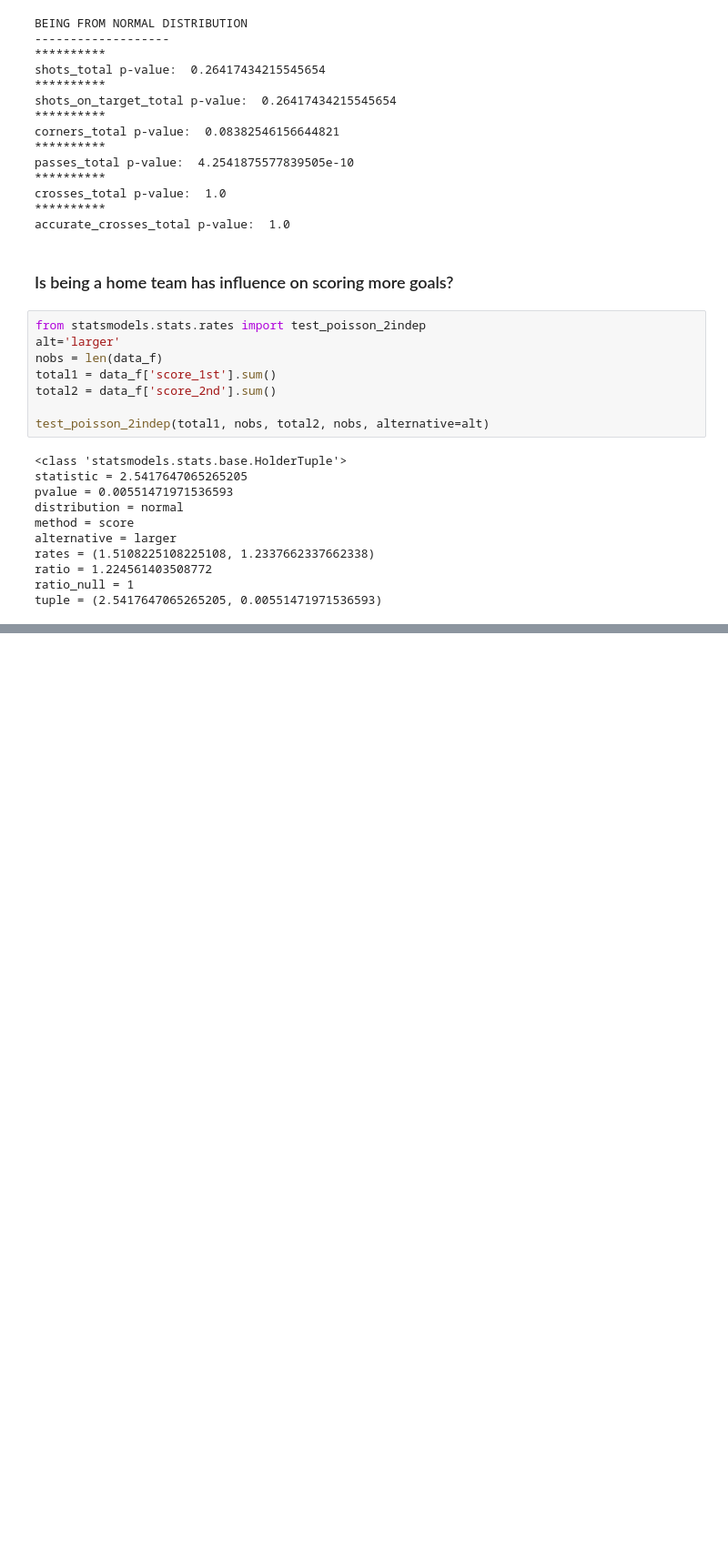
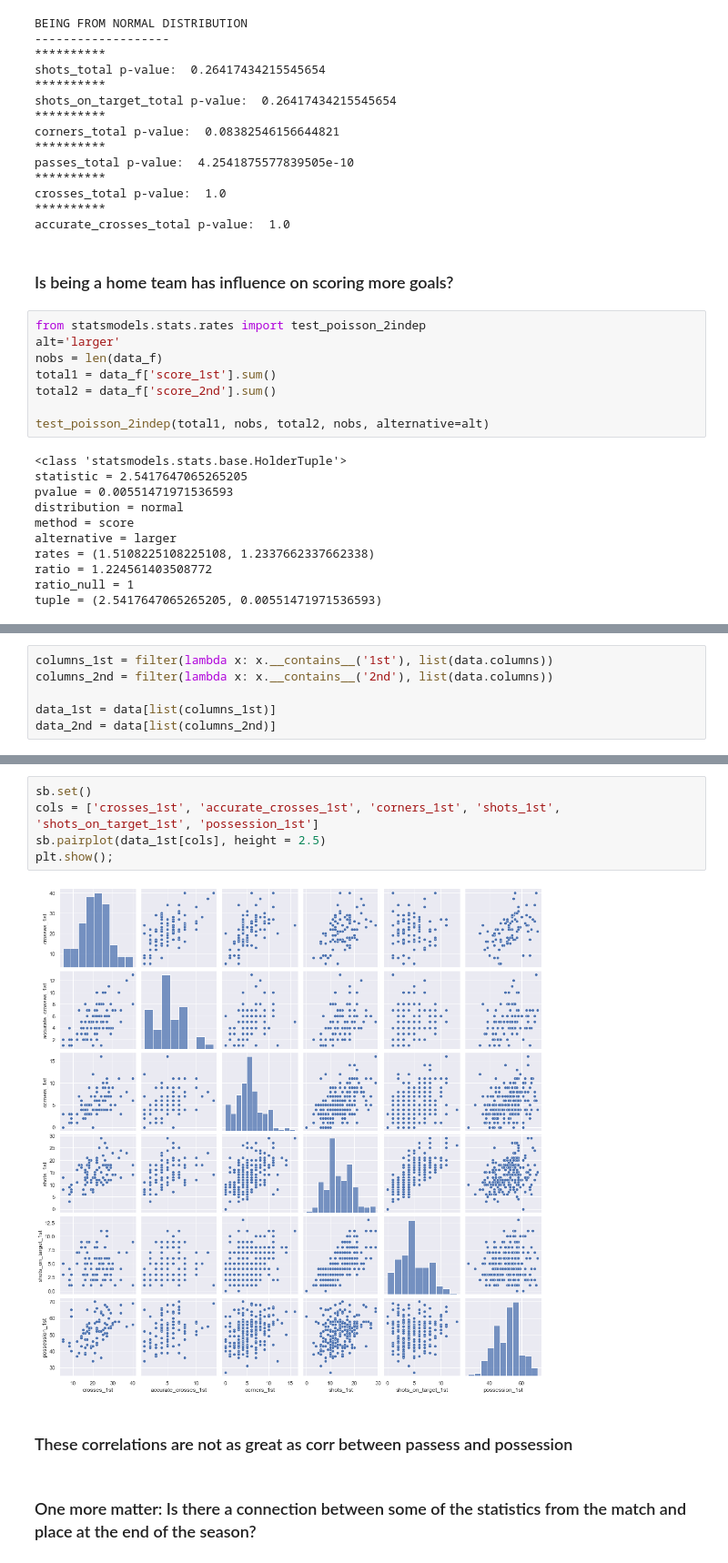
Before and after one commit to MaciejMalewicz778/ekstraklasa_scrapping_and_analysis, a Jupyter notebook: analysis.ipynb, the cells around one changed output, grey strips where cells are left out. Shown: that part at 91% size. Saved outputs shown, nothing was run; the diff lists cells and outputs as text; blank space fills up the shorter version.

```diff
--- a/analysis.ipynb
+++ b/analysis.ipynb
@@ -305,0 +372,6 @@ tuple = (2.5417647065265205, 0.00551471971536593)
+# %%
+columns_1st = filter(lambda x: x.__contains__('1st'), list(data.columns))
+columns_2nd = filter(lambda x: x.__contains__('2nd'), list(data.columns))
+
+data_1st = data[list(columns_1st)]
+data_2nd = data[list(columns_2nd)]
@@ -305,0 +405,11 @@ tuple = (2.5417647065265205, 0.00551471971536593)
+# %%
+sb.set()
+cols = ['crosses_1st', 'accurate_crosses_1st', 'corners_1st', 'shots_1st', 'shots_on_target_1st', 'possession_1st']
+sb.pairplot(data_1st[cols], height = 2.5)
+plt.show();
+# %% [output]
+[figure, added]
+# %% [markdown]
+### These correlations are not as great as corr between passess and possession
+# %% [markdown]
+### One more matter: Is there a connection between some of the statistics from the match and place at the end of the season?
```
Also changed, not shown: parts of 40 cells of this notebook.
